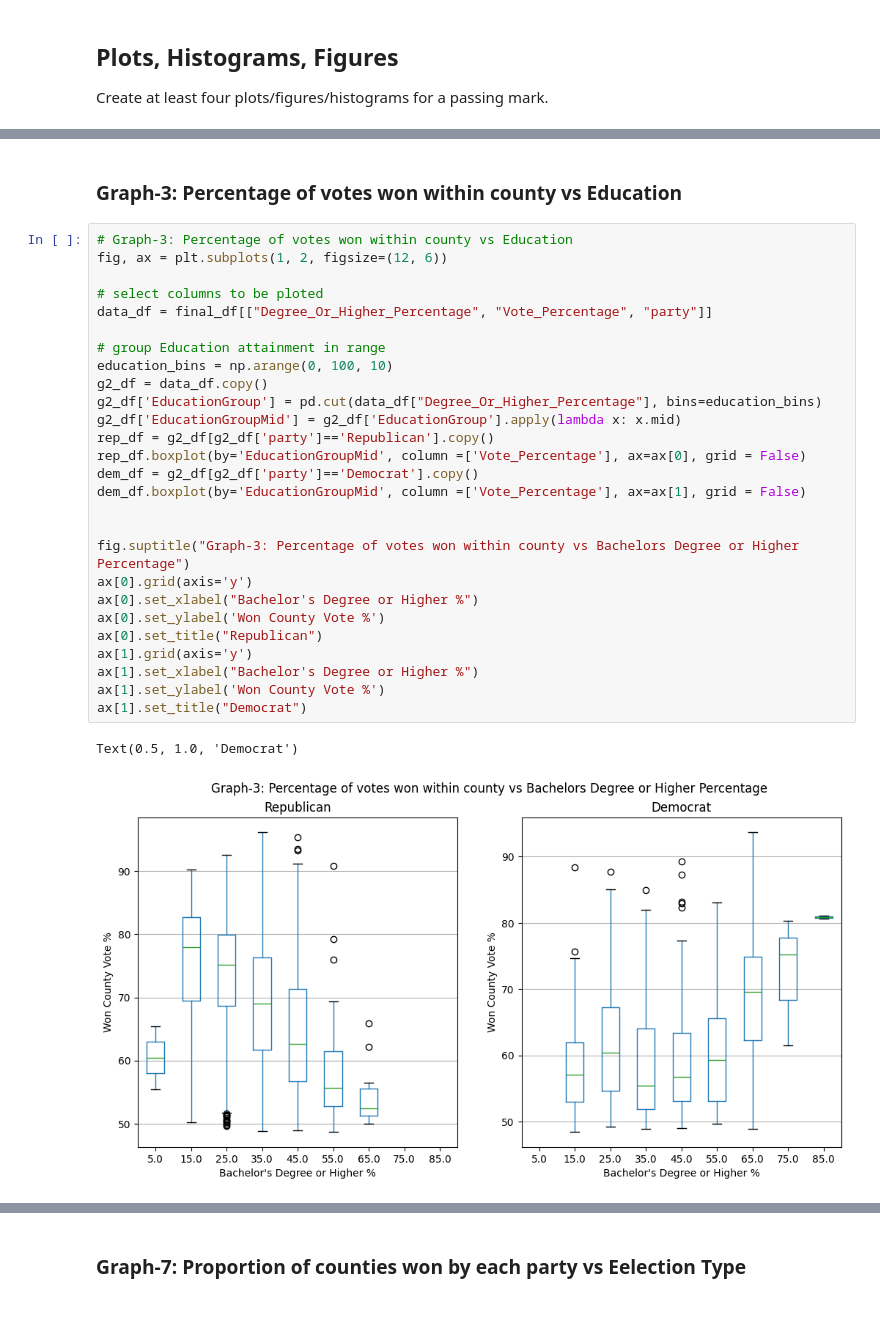
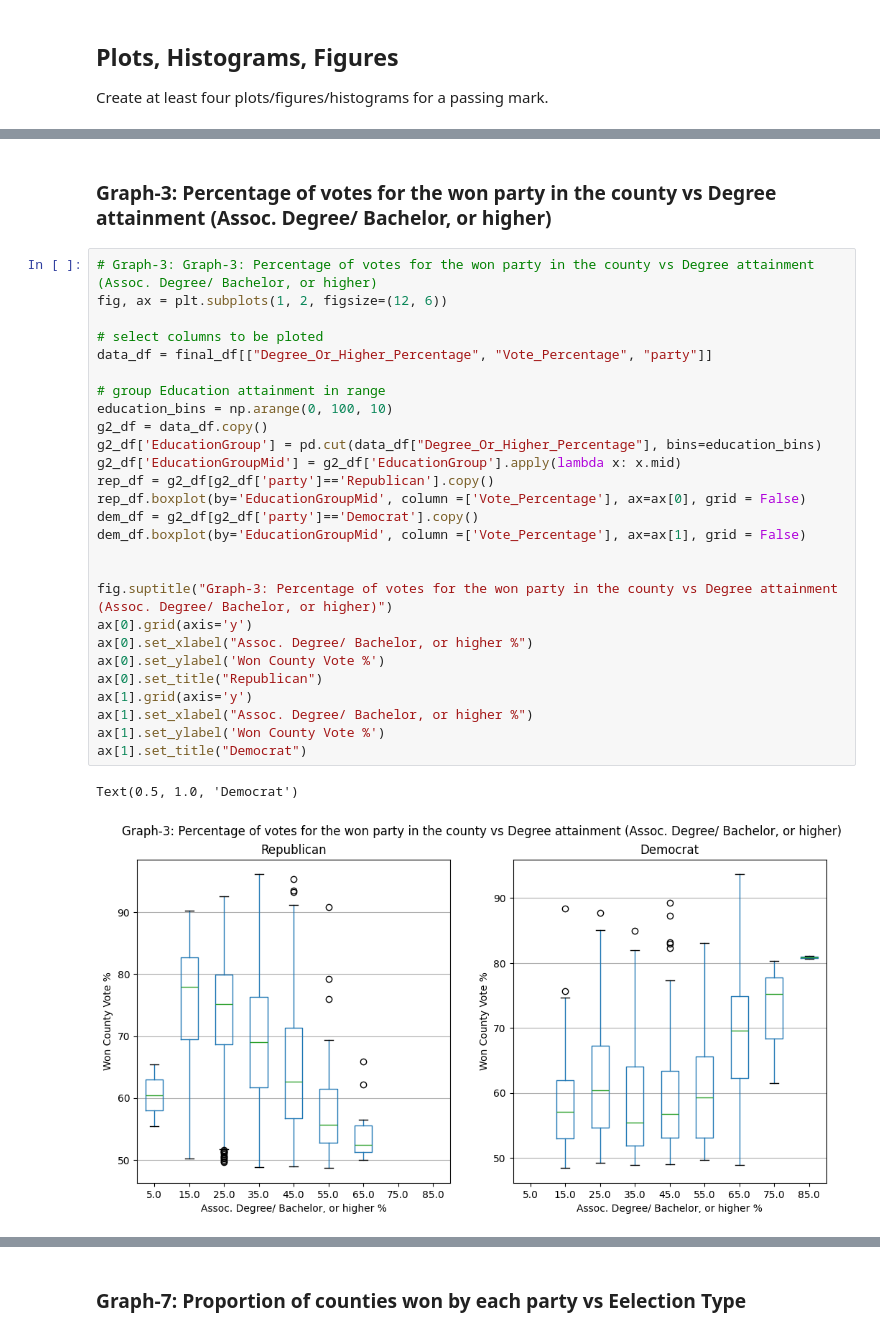
Before and after one commit to ECO225-W2025/eco225-project-code-marcus214, a Jupyter notebook: Project-One.ipynb, the cells around one changed output, grey strips where cells are left out. Cells and saved outputs as stored; diff of their text form.

```diff
--- a/Project-One.ipynb
+++ b/Project-One.ipynb
@@ -271,33 +328,33 @@ ax.set_zorder(1)
 # %% [markdown]
-### Graph-3: Percentage of votes won within county vs Education
+### Graph-3: Percentage of votes for the won party in the county vs Degree attainment (Assoc. Degree/ Bachelor, or higher)
 # %%
-# Graph-3: Percentage of votes won within county vs Education
+# Graph-3: Graph-3: Percentage of votes for the won party in the county vs Degree attainment (Assoc. Degree/ Bachelor, or higher)
 fig, ax = plt.subplots(1, 2, figsize=(12, 6))
 
 # select columns to be ploted
 data_df = final_df[["Degree_Or_Higher_Percentage", "Vote_Percentage", "party"]]
 
 # group Education attainment in range
 education_bins = np.arange(0, 100, 10)
 g2_df = data_df.copy()
 g2_df['EducationGroup'] = pd.cut(data_df["Degree_Or_Higher_Percentage"], bins=education_bins)
 g2_df['EducationGroupMid'] = g2_df['EducationGroup'].apply(lambda x: x.mid)
 rep_df = g2_df[g2_df['party']=='Republican'].copy()
 rep_df.boxplot(by='EducationGroupMid', column =['Vote_Percentage'], ax=ax[0], grid = False)
 dem_df = g2_df[g2_df['party']=='Democrat'].copy()
 dem_df.boxplot(by='EducationGroupMid', column =['Vote_Percentage'], ax=ax[1], grid = False)
 
 
-fig.suptitle("Graph-3: Percentage of votes won within county vs Bachelors Degree or Higher Percentage")
+fig.suptitle("Graph-3: Percentage of votes for the won party in the county vs Degree attainment (Assoc. Degree/ Bachelor, or higher)")
 ax[0].grid(axis='y')
-ax[0].set_xlabel("Bachelor's Degree or Higher %")
+ax[0].set_xlabel("Assoc. Degree/ Bachelor, or higher %")
 ax[0].set_ylabel('Won County Vote %')
 ax[0].set_title("Republican")
 ax[1].grid(axis='y')
-ax[1].set_xlabel("Bachelor's Degree or Higher %")
+ax[1].set_xlabel("Assoc. Degree/ Bachelor, or higher %")
 ax[1].set_ylabel('Won County Vote %')
 ax[1].set_title("Democrat")
 # %% [output]
 Text(0.5, 1.0, 'Democrat')
-[figure, old version]
+[figure, new version]
 # %% [markdown]
```
Also changed, not shown: parts of 16 cells of this notebook.
